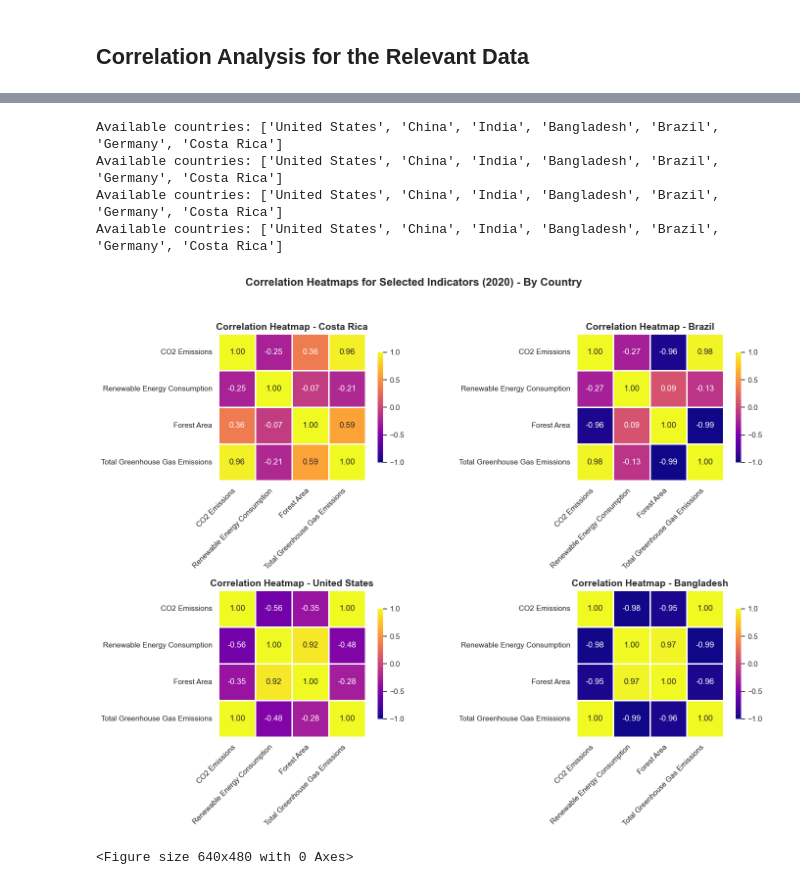
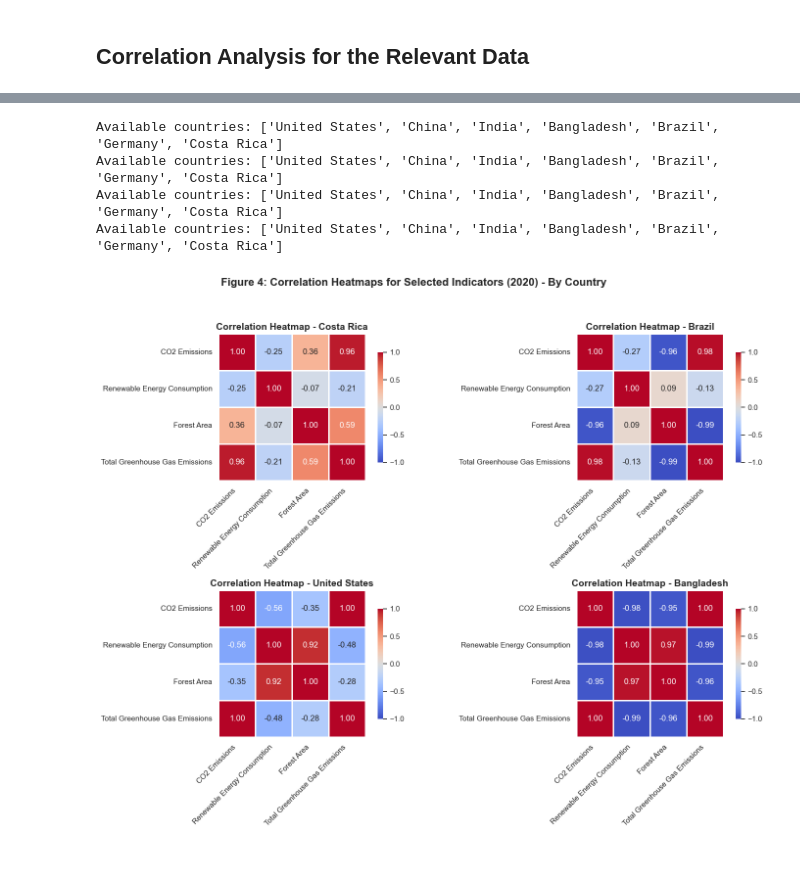
Before and after one commit to DrPaulaEkene/ADS1version2-_Statistics-and-trends, a Jupyter notebook: ADS1_ASSIGN_2_.ipynb, the cells around one changed output, grey strips where cells are left out. Saved outputs shown, nothing was run; the diff lists cells and outputs as text; code cells hidden in the pictures.

```diff
--- a/ADS1_ASSIGN_2_.ipynb
+++ b/ADS1_ASSIGN_2_.ipynb
@@ -199,7 +201,7 @@ sns.set(style="whitegrid", palette="pastel")
 
 # Trend Analysis over the years
 fig, axes = plt.subplots(2, 2, figsize=(15, 10))
-fig.suptitle('Trend Analysis of Indicators Over the Years', fontsize=18, fontweight='bold')
+fig.suptitle('Figure 1:Trend Analysis of Indicators Over the Years', fontsize=18, fontweight='bold')
 
 for i, (indicator, data) in enumerate(relevant_data.items()):
     ax = axes[i//2, i%2]
@@ -207,8 +209,8 @@ for i, (indicator, data) in enumerate(relevant_data.items()):
                           color=sns.color_palette("husl", n_colors=data.shape[1]), linewidth=2.5)
     ax.set_ylabel(indicator)
     ax.set_xlabel('Year')
-    ax.title.set_fontsize(14)
-    ax.yaxis.label.set_fontsize(10)
+    ax.title.set_fontsize(16)
+    ax.yaxis.label.set_fontsize(11)
 
 # Add legend title only to the first subplot to declutter plot area
     if i == 0:
@@ -224,7 +226,7 @@ sns.set(style="whitegrid", palette="plasma")
 
 # Distribution Analysis for 2020
 fig, axes = plt.subplots(2, 2, figsize=(15, 10))
-fig.suptitle('Distribution Analysis of Indicators for 2020', fontsize=16, fontweight='bold')
+fig.suptitle('Figure 2: Distribution Analysis of Indicators for 2020', fontsize=20, fontweight='bold')
 
 for i, (indicator, data) in enumerate(relevant_data.items()):
     ax = axes[i//2, i%2]
@@ -234,12 +236,12 @@ for i, (indicator, data) in enumerate(relevant_data.items()):
     ax.set_xlabel(indicator)
     ax.set_ylabel('Frequency')
     ax.title.set_fontsize(14)
-    ax.xaxis.label.set_fontsize(12)
-    ax.yaxis.label.set_fontsize(14)
+    ax.xaxis.label.set_fontsize(16)
+    ax.yaxis.label.set_fontsize(16)
 
     # Include axis legend ('Countries')
     ax.legend(['Countries'], loc='upper right')
 
 # Adjust layout
-plt.tight_layout(rect=[0, 0.03, 1, 0.95]
+plt.tight_layout(rect=[0, 0.03, 1, 0.95])
 # %% [output]
@@ -281,8 +277,7 @@ The correlation matrix provides insights into the interplay between energy use,
 # %%
 # Compare correlation heatmaps across four selected countries
-def plot_heatmaps_for_countries(data, countries):
-    fig, axes = plt.subplots(2, 2, figsize=(15, 12))
-    fig.suptitle('Correlation Heatmaps for Selected Indicators (2020) - By Country', fontsize=16, fontweight='bold')
+def plot_heatmaps_for_countries(data, countries):    fig, axes = plt.subplots(2, 2, figsize=(15, 12))
+    fig.suptitle('Figure 4: Correlation Heatmaps for Selected Indicators (2020) - By Country', fontsize=16, fontweight='bold')
 
     for i, country in enumerate(countries):
         row, col = divmod(i, 2)
@@ -294,33 +289,32 @@ def plot_heatmaps_for_countries(data, countries):
 
         # Extract data for an existing country
         if country in available_countries:
             country_data = pd.DataFrame({
                 'CO2 Emissions': data['CO2 emissions (kt)'].loc[country],
                 'Renewable Energy Consumption': data['Renewable energy consumption (% of total final energy consumption)'].loc[country],
                 'Forest Area': data['Forest area (% of land area)'].loc[country],
                 'Total Greenhouse Gas Emissions': data['Total greenhouse gas emissions (kt of CO2 equivalent)'].loc[country]
             })
 
             # Calculate correlation matrix
             correlation_matrix = country_data.corr()
 
             # Plot heatmap
-            sns.heatmap(correlation_matrix, annot=True, cmap='plasma', fmt='.2f', linewidths=1.0, square=True,
+            sns.heatmap(correlation_matrix, annot=True, cmap='coolwarm', fmt='.2f', linewidths=1.0, square=True,
                         cbar_kws={"shrink": 0.75, "ticks": [-1, -0.5, 0, 0.5, 1]}, vmin=-1, vmax=1, ax=ax)
 
             ax.set_title(f'Correlation Heatmap - {country}', fontsize=14, fontweight='bold')
             ax.set_xticklabels(ax.get_xticklabels(), rotation=45, horizontalalignment='right')
             ax.set_yticklabels(ax.get_yticklabels(), rotation=0, horizontalalignment='right')
 
     plt.tight_layout(rect=[0, 0.03, 1, 0.95])
     plt.show()
 
 # plot the heatmaps for the 4 selected countries
 plot_heatmaps_for_countries(relevant_data, ['Costa Rica', 'Brazil', 'United States', 'Bangladesh'])
 # %% [output]
 Available countries: ['United States', 'China', 'India', 'Bangladesh', 'Brazil', 'Germany', 'Costa Rica']
 Available countries: ['United States', 'China', 'India', 'Bangladesh', 'Brazil', 'Germany', 'Costa Rica']
 Available countries: ['United States', 'China', 'India', 'Bangladesh', 'Brazil', 'Germany', 'Costa Rica']
 Available countries: ['United States', 'China', 'India', 'Bangladesh', 'Brazil', 'Germany', 'Costa Rica']
-[figure, old version]
+[figure, new version]
-<Figure size 640x480 with 0 Axes>
```
Also changed, not shown: parts of 5 cells of this notebook.
